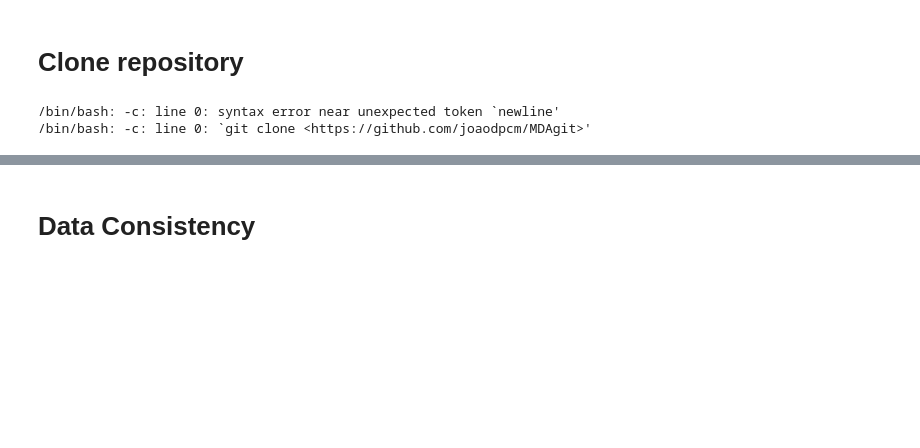
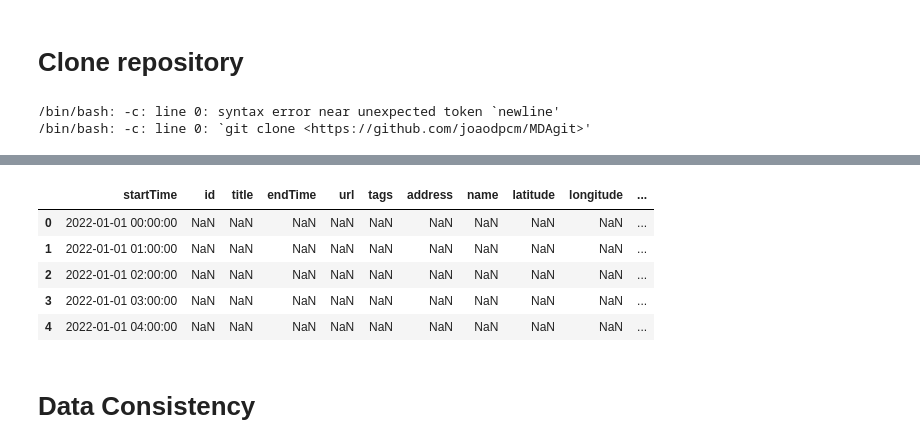
Before and after one commit to joaodpcm/MDA, a Jupyter notebook: classifier_model_mda.ipynb, the cells around one changed output, grey strips where cells are left out. Drawn from its saved outputs; the diff is of its cells as text; code cells hidden in the pictures; blank space fills up the shorter version.

```diff
--- a/classifier_model_mda.ipynb
+++ b/classifier_model_mda.ipynb
@@ -53,3 +45,12 @@ Note: you may need to restart the kernel to use updated packages.
+# %%
+df_noise.head()
+# %% [output]
+|  | startTime | id | title | endTime | url | tags | address | name | latitude | longitude | ... |
+| 0 | 2022-01-01 00:00:00 | NaN | NaN | NaN | NaN | NaN | NaN | NaN | NaN | NaN | ... |
+| 1 | 2022-01-01 01:00:00 | NaN | NaN | NaN | NaN | NaN | NaN | NaN | NaN | NaN | ... |
+| 2 | 2022-01-01 02:00:00 | NaN | NaN | NaN | NaN | NaN | NaN | NaN | NaN | NaN | ... |
+| 3 | 2022-01-01 03:00:00 | NaN | NaN | NaN | NaN | NaN | NaN | NaN | NaN | NaN | ... |
+| 4 | 2022-01-01 04:00:00 | NaN | NaN | NaN | NaN | NaN | NaN | NaN | NaN | NaN | ... |
 # %% [markdown]
 # Data Consistency
 # %%
```
Also changed, not shown: parts of 1 cell of this notebook, 2 other files.
